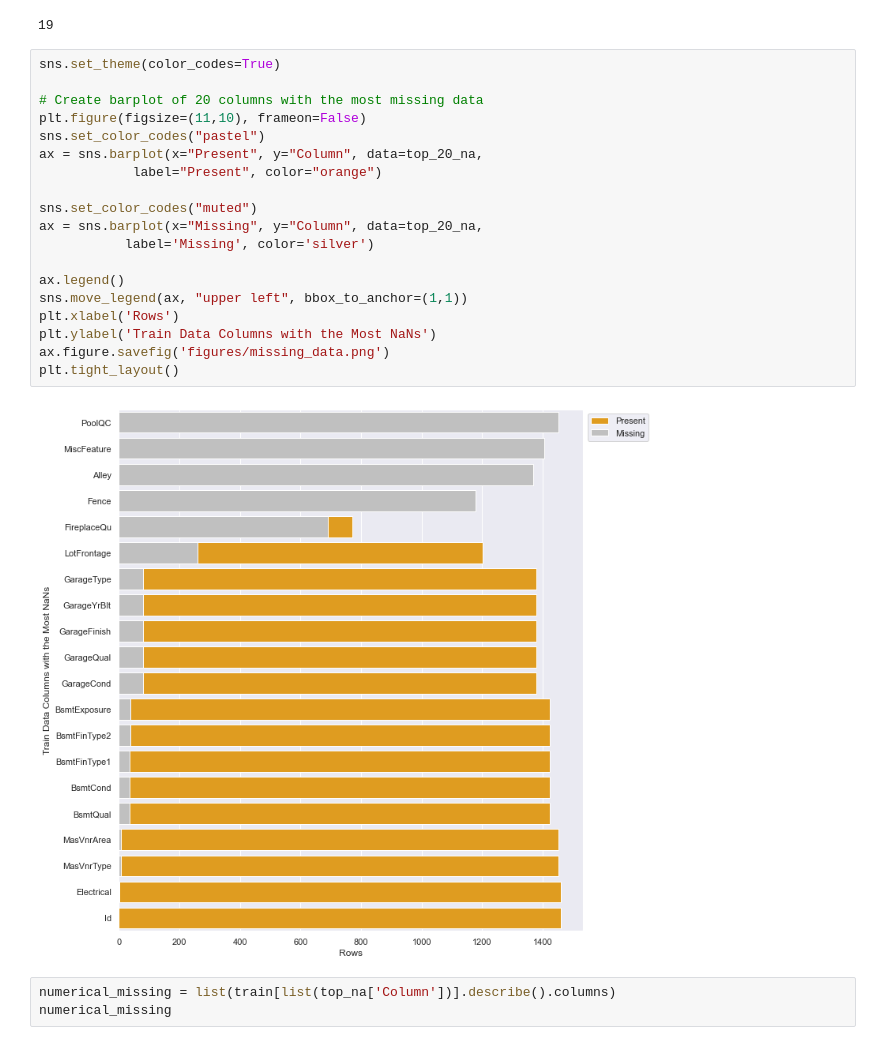
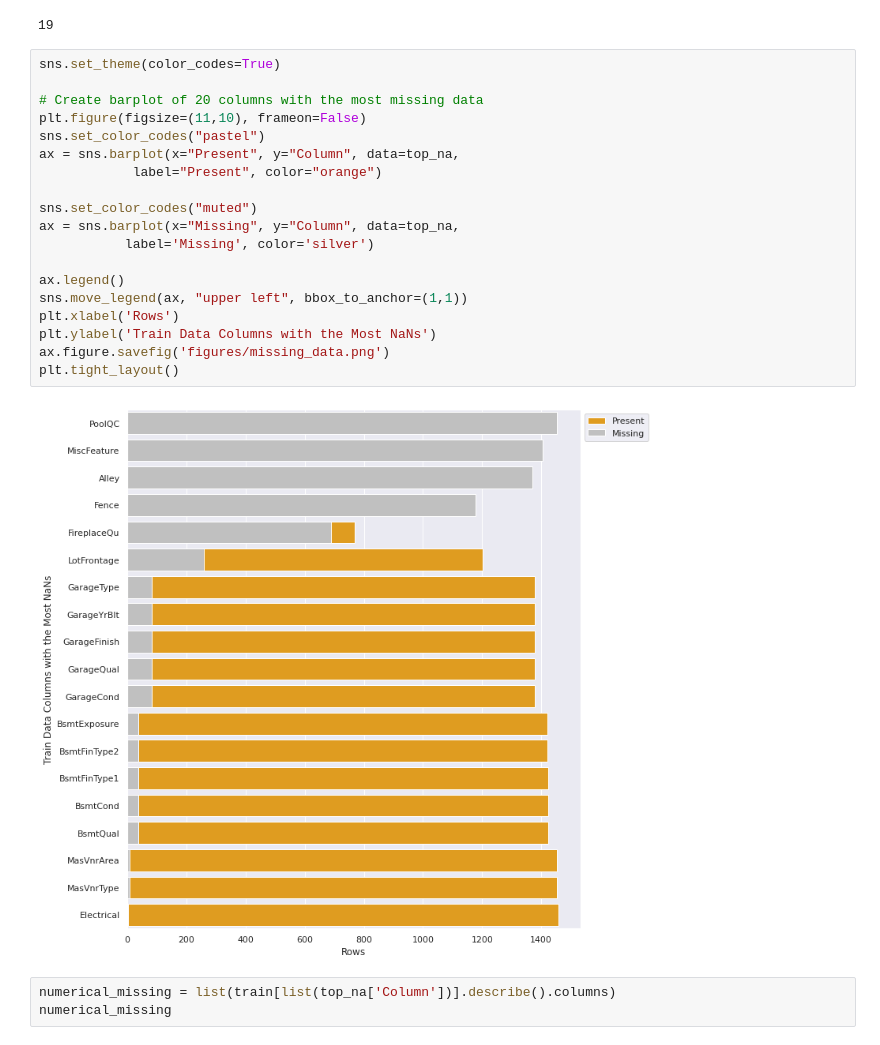
Before and after one commit to oimartin/Predicting_House_Prices, a Jupyter notebook: predicting_home_prices.ipynb, the cells around one changed output. Cells and saved outputs as stored; diff of their text form.

```diff
--- a/predicting_home_prices.ipynb
+++ b/predicting_home_prices.ipynb
@@ -67,24 +70,24 @@ display(len(top_na))
 # %%
 sns.set_theme(color_codes=True)
 
 # Create barplot of 20 columns with the most missing data
 plt.figure(figsize=(11,10), frameon=False)
 sns.set_color_codes("pastel")
-ax = sns.barplot(x="Present", y="Column", data=top_20_na,
+ax = sns.barplot(x="Present", y="Column", data=top_na,
             label="Present", color="orange")
 
 sns.set_color_codes("muted")
-ax = sns.barplot(x="Missing", y="Column", data=top_20_na,
+ax = sns.barplot(x="Missing", y="Column", data=top_na,
            label='Missing', color='silver')
 
 ax.legend()
 sns.move_legend(ax, "upper left", bbox_to_anchor=(1,1))
 plt.xlabel('Rows')
 plt.ylabel('Train Data Columns with the Most NaNs')
 ax.figure.savefig('figures/missing_data.png')
 plt.tight_layout()
 # %% [output]
-[figure, old version]
+[figure, new version]
 # %%
 numerical_missing = list(train[list(top_na['Column'])].describe().columns)
 numerical_missing
```
Also changed, not shown: parts of 19 cells of this notebook.
